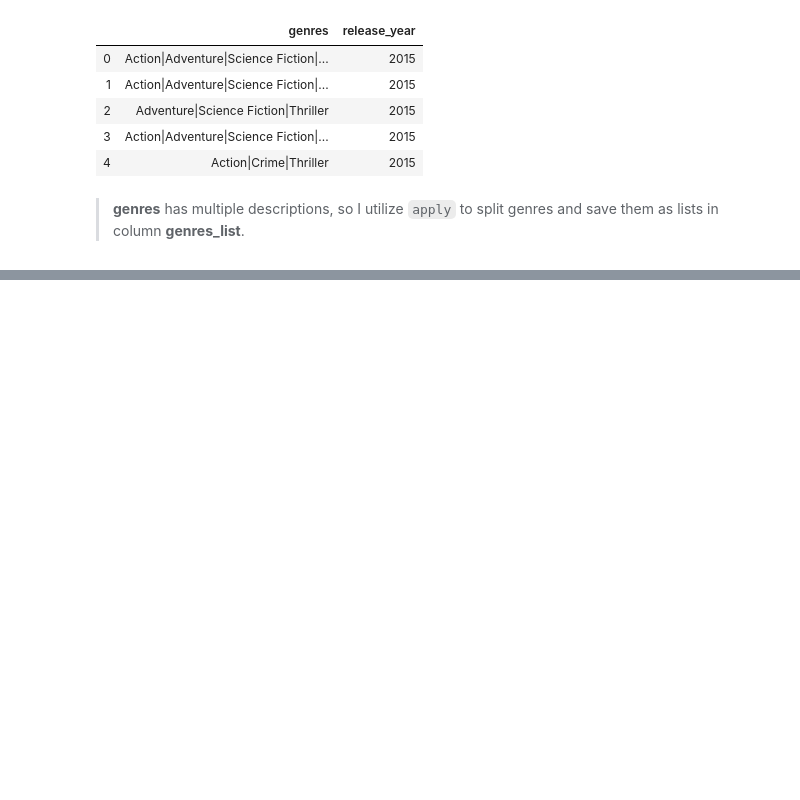
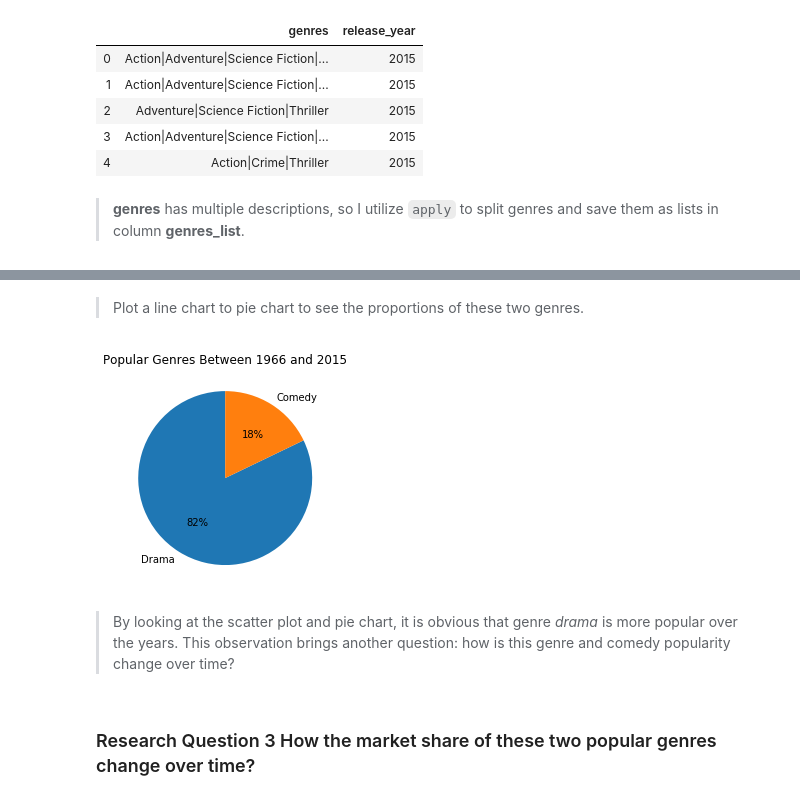
Before and after one commit to Hiiiua/Udacity_DA, a Jupyter notebook: proj2.ipynb, the cells around one changed output, grey strips where cells are left out. Cells and saved outputs as stored; diff of their text form; code cells hidden in the pictures; blank space fills up the shorter version.

```diff
--- a/proj2.ipynb
+++ b/proj2.ipynb
@@ -299,0 +168,3 @@ To discuss popular genres,
+# %%
+ratio_drama = most_pop_genres_df.index.value_counts()[0]/most_pop_genres_df.index.value_counts().sum()
+ratio_comedy = most_pop_genres_df.index.value_counts()[1]/most_pop_genres_df.index.value_counts().sum()
@@ -299,0 +181,16 @@ To discuss popular genres,
+# %% [markdown]
+>Plot a line chart to pie chart to see the proportions of these two genres.
+# %%
+plt.figure()
+plt.pie([ratio_drama, ratio_comedy]
+        ,labels=['Drama','Comedy']
+        ,autopct='%.0f%%'
+        ,startangle=90)
+plt.title('Popular Genres Between 1966 and 2015')
+plt.show()
+# %% [output]
+[figure, added]
+# %% [markdown]
+> By looking at the scatter plot and pie chart, it is obvious that genre *drama* is more popular over the years. This observation brings another question: how is this genre and comedy popularity change over time?
+# %% [markdown]
+### Research Question 3  How the market share of these two popular genres change over time?
```
Also changed, not shown: parts of 55 cells of this notebook.
